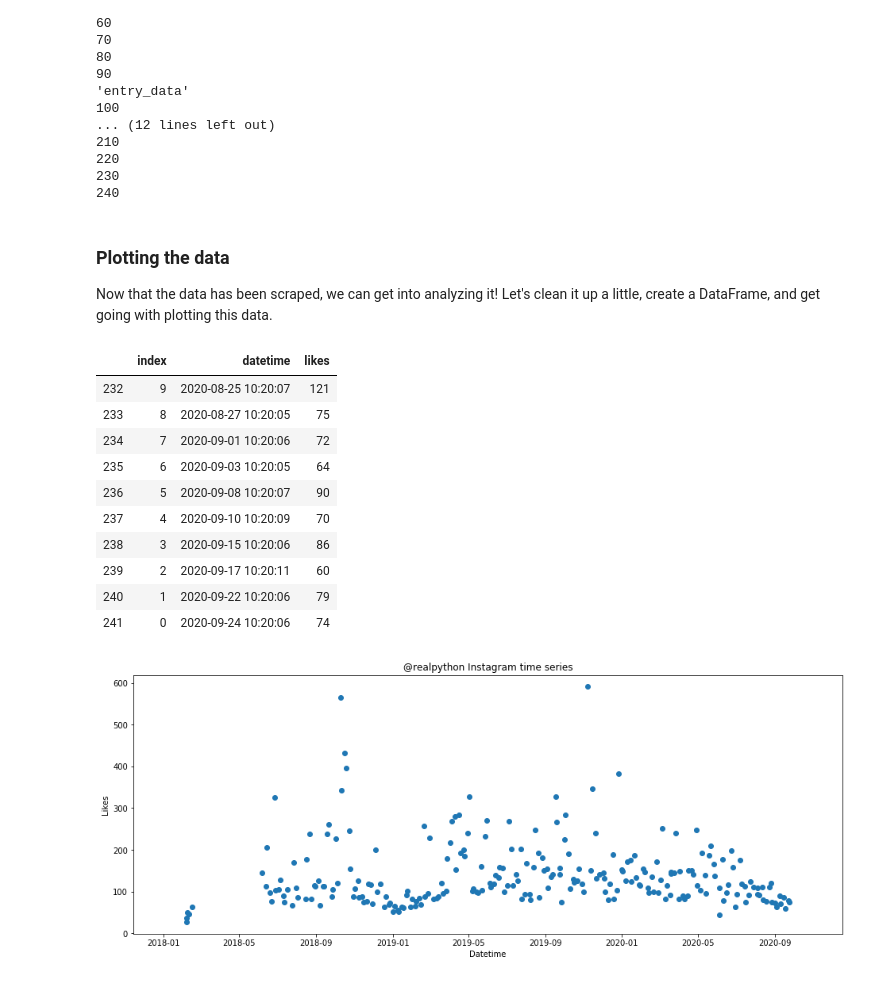
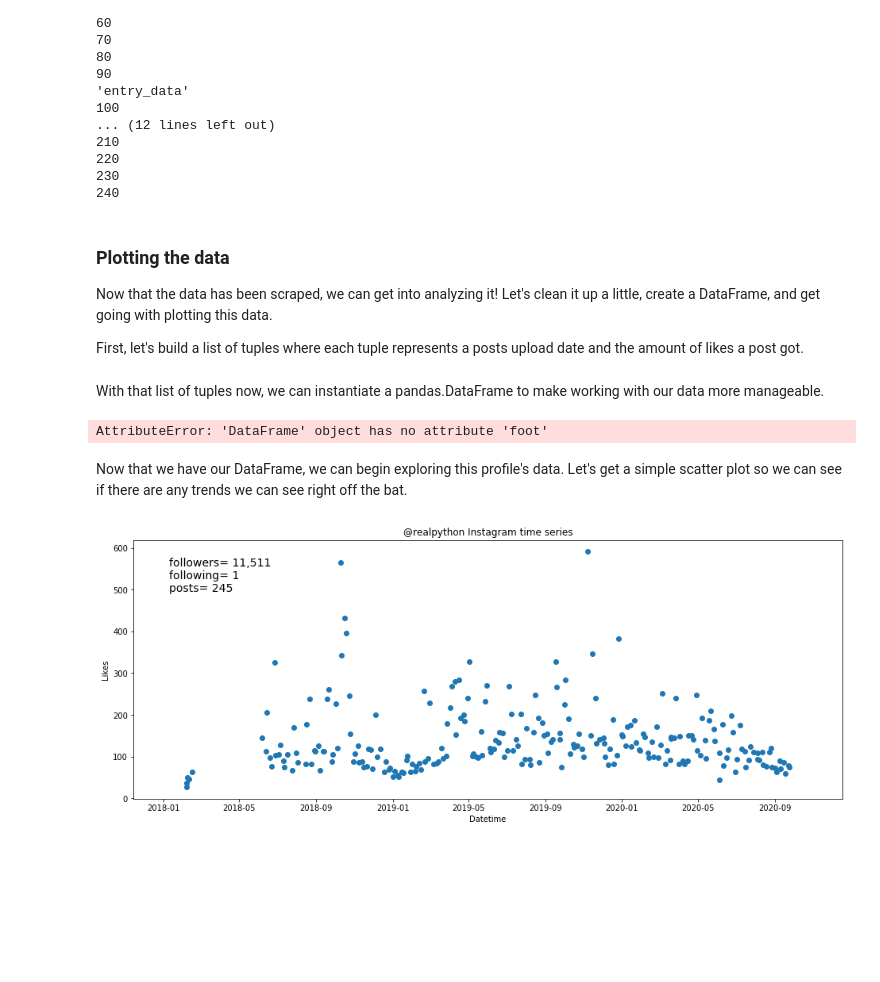
Before and after one commit to chris-greening/instascrape, a Jupyter notebook: examples/profile_scrape/profile_scraper.ipynb, the cells around one changed output. Drawn from its saved outputs; the diff is of its cells as text; code cells hidden in the pictures; blank space fills up the shorter version.

Commit message:
Added more markdown descriptions and added comments to dataframe

```diff
--- a/examples/profile_scrape/profile_scraper.ipynb
+++ b/examples/profile_scrape/profile_scraper.ipynb
@@ -35,38 +35,45 @@ profile.dynamic_load()
 # %% [markdown]
 ### Plotting the data
 Now that the data has been scraped, we can get into analyzing it! Let's clean it up a little, create a DataFrame, and get going with plotting this data.
+
+First, let's build a list of tuples where each tuple represents a posts upload date and the amount of likes a post got.
 # %%
 data_arr = []
 for post in profile.posts:
     try:
-        data_arr.append((post.data.upload_date, post.data.likes))
+        data_arr.append((post.data.upload_date, post.data.likes, post.data.amount_of_comments))
     except AttributeError:
         pass
-columns = ['datetime', 'likes']
-dataframe = pd.DataFrame(data_arr, columns=columns)
-dataframe = dataframe.sort_values(by=['datetime']).reset_index(drop=False)
-dataframe.iloc[-10:]
-# %% [output]
-|  | index | datetime | likes |
-| 232 | 9 | 2020-08-25 10:20:07 | 121 |
-| 233 | 8 | 2020-08-27 10:20:05 | 75 |
-| 234 | 7 | 2020-09-01 10:20:06 | 72 |
-| 235 | 6 | 2020-09-03 10:20:05 | 64 |
-| 236 | 5 | 2020-09-08 10:20:07 | 90 |
-| 237 | 4 | 2020-09-10 10:20:09 | 70 |
-| 238 | 3 | 2020-09-15 10:20:06 | 86 |
-| 239 | 2 | 2020-09-17 10:20:11 | 60 |
-| 240 | 1 | 2020-09-22 10:20:06 | 79 |
-| 241 | 0 | 2020-09-24 10:20:06 | 74 |
+# %% [markdown]
+With that list of tuples now, we can instantiate a pandas.DataFrame to make working with our data more manageable.
+# %%
+dataframe = pd.DataFrame(data_arr, columns=['datetime', 'likes', 'comments'])
+dataframe = dataframe.sort_values(by=['datetime']).reset_index(drop=True)   #Sort by date
+dataframe.fo                                                      #Show last 10 data points
+# %% [output]
+AttributeError: 'DataFrame' object has no attribute 'foot'
+# %% [markdown]
+Now that we have our DataFrame, we can begin exploring this profile's data. Let's get a simple scatter plot so we can see if there are any trends we can see right off the bat.
 # %%
 from pandas.plotting import register_matplotlib_converters
+
+#Draw the scatter plot
 plt.scatter(dataframe['datetime'], dataframe['likes'])
 fig = plt.gcf()
+ax = plt.gca()
 fig.set_size_inches(16, 6)
+
+#Write text where applicable
+description = f"followers={profile.data.followers: ,}\n"
+description += f"following={profile.data.following: ,}\n"
+description += f"posts={profile.data.posts: ,}"
+plt.text(0.05, 0.8, description, transform=ax.transAxes, fontsize=14)
+
+#Write labels
 plt.xlabel('Datetime')
 plt.ylabel('Likes')
 plt.title(f'@{username} Instagram time series')
 # plt.legend(loc="upper left")
 plt.show()
 # %% [output]
-[figure, old version]
+[figure, new version]
```
Also changed, not shown: parts of 1 cell of this notebook.
